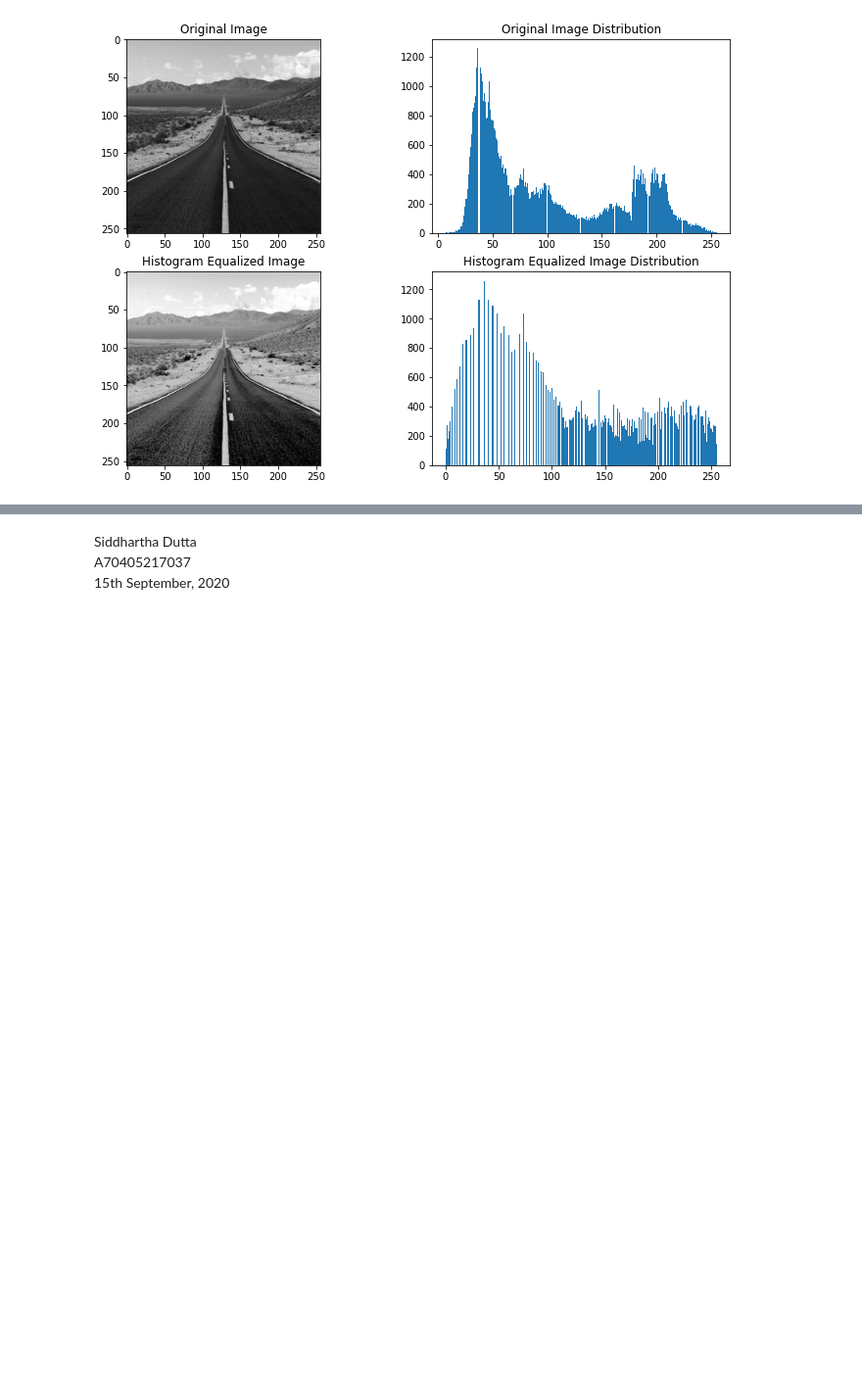
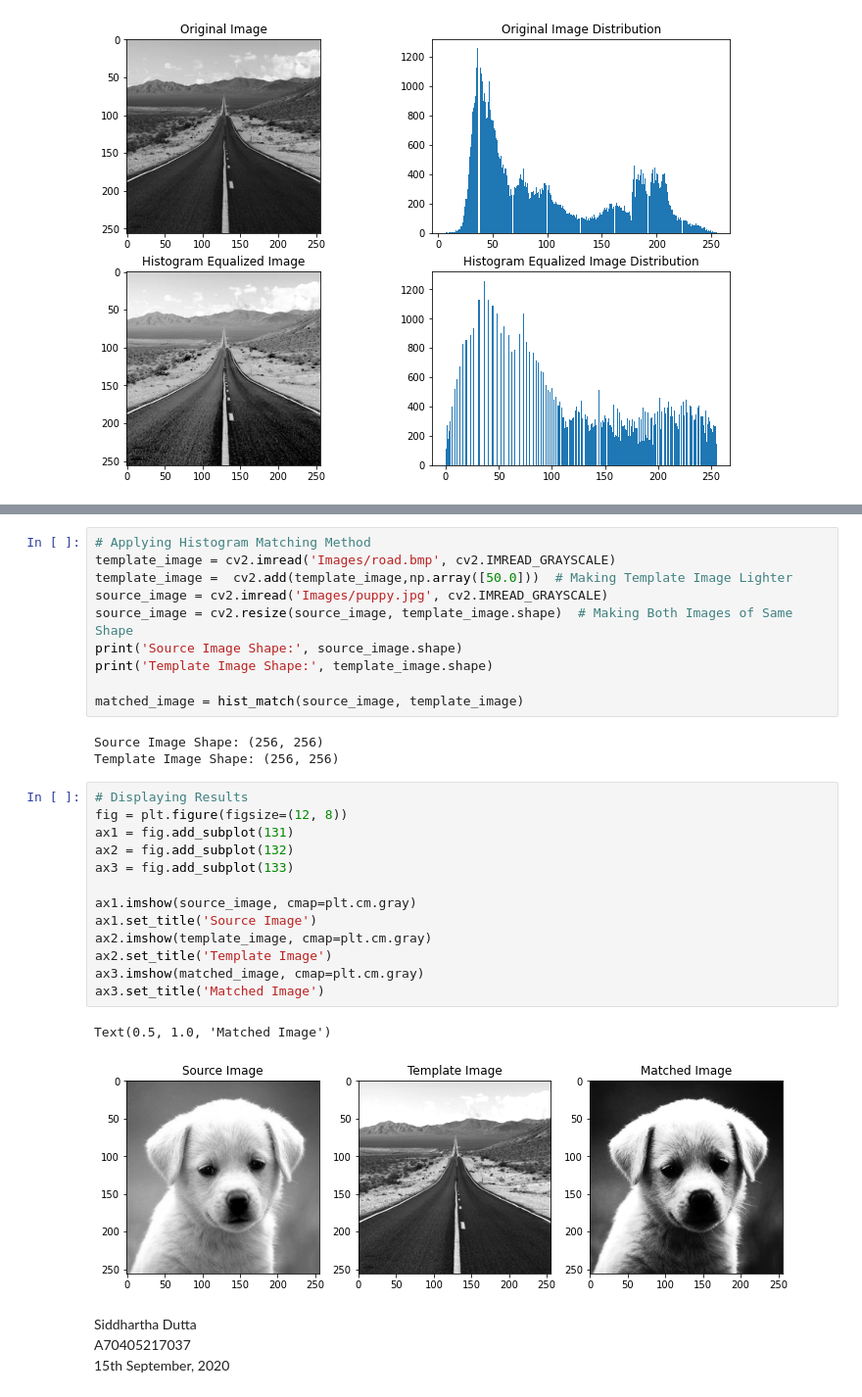
Before and after one commit to siddharthapdutta/DIP-Lab-Sem7, a Jupyter notebook: Exp 5 - Implementation of Image Enhancement Methods (Spatial & Frequency Domain).ipynb, the cells around one changed output, grey strips where cells are left out. Shown at 98% size. Cells and saved outputs as stored; diff of their text form; blank space fills up the shorter version.

```diff
--- a/Exp 5 - Implementation of Image Enhancement Methods (Spatial & Frequency Domain).ipynb
+++ b/Exp 5 - Implementation of Image Enhancement Methods (Spatial & Frequency Domain).ipynb
@@ -169,3 +230,32 @@ ax4.title.set_text('Histogram Equalized Image Distribution')
+# %%
+# Applying Histogram Matching Method
+template_image = cv2.imread('Images/road.bmp', cv2.IMREAD_GRAYSCALE)
+template_image =  cv2.add(template_image,np.array([50.0]))  # Making Template Image Lighter
+source_image = cv2.imread('Images/puppy.jpg', cv2.IMREAD_GRAYSCALE)
+source_image = cv2.resize(source_image, template_image.shape)  # Making Both Images of Same Shape
+print('Source Image Shape:', source_image.shape)
+print('Template Image Shape:', template_image.shape)
+
+matched_image = hist_match(source_image, template_image)
+# %% [output]
+Source Image Shape: (256, 256)
+Template Image Shape: (256, 256)
+# %%
+# Displaying Results
+fig = plt.figure(figsize=(12, 8))
+ax1 = fig.add_subplot(131)
+ax2 = fig.add_subplot(132)
+ax3 = fig.add_subplot(133)
+
+ax1.imshow(source_image, cmap=plt.cm.gray)
+ax1.set_title('Source Image')
+ax2.imshow(template_image, cmap=plt.cm.gray)
+ax2.set_title('Template Image')
+ax3.imshow(matched_image, cmap=plt.cm.gray)
+ax3.set_title('Matched Image')
+# %% [output]
+Text(0.5, 1.0, 'Matched Image')
+[figure, added]
 # %% [markdown]
 Siddhartha Dutta<br>
 A70405217037<br>
```
Also changed, not shown: parts of 7 cells of this notebook.
